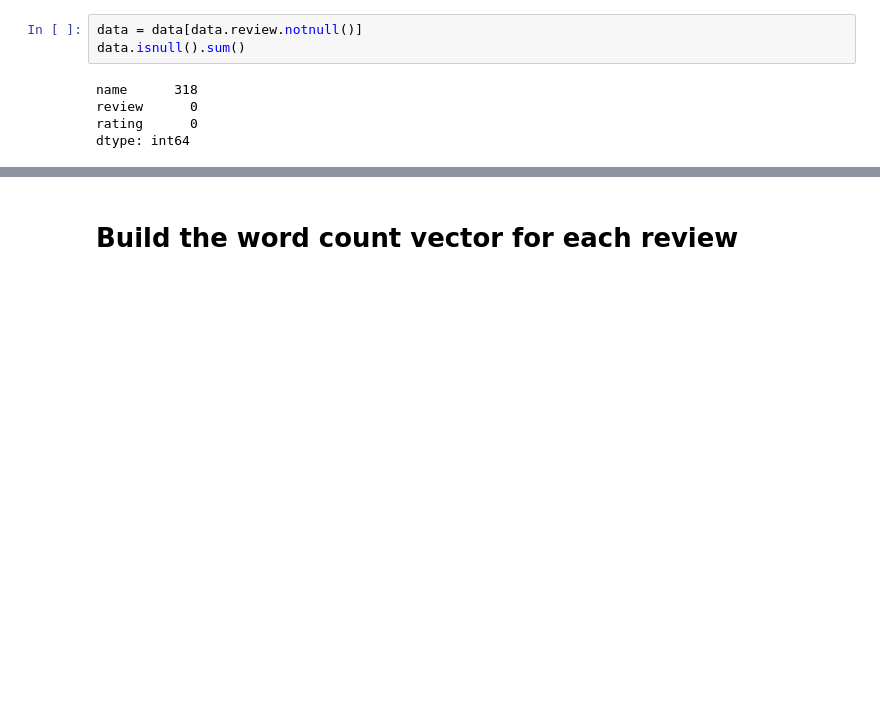
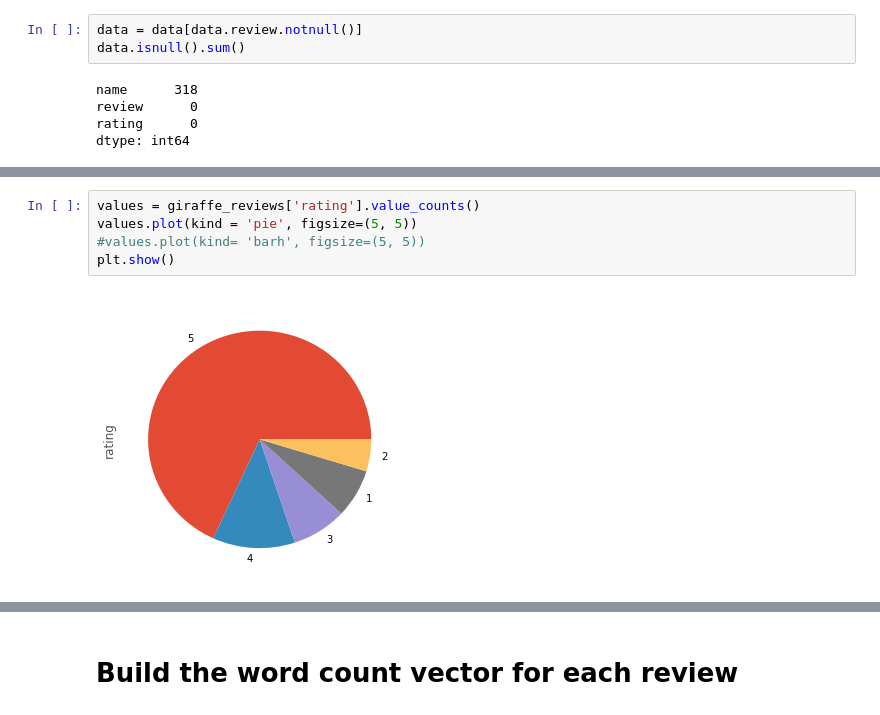
Before and after one commit to Asmaa56/Machine-Learning-case-study-approach-, a Jupyter notebook: Classification/Sentiment Analysis.ipynb, the cells around one changed output, grey strips where cells are left out. Drawn from its saved outputs; the diff is of its cells as text; blank space fills up the shorter version.

```diff
--- a/Classification/Sentiment Analysis.ipynb
+++ b/Classification/Sentiment Analysis.ipynb
@@ -46,0 +64,7 @@ dtype: int64
+# %%
+values = giraffe_reviews['rating'].value_counts()
+values.plot(kind = 'pie', figsize=(5, 5))
+#values.plot(kind= 'barh', figsize=(5, 5))
+plt.show()
+# %% [output]
+[figure, added]
```
Also changed, not shown: parts of 19 cells of this notebook.
